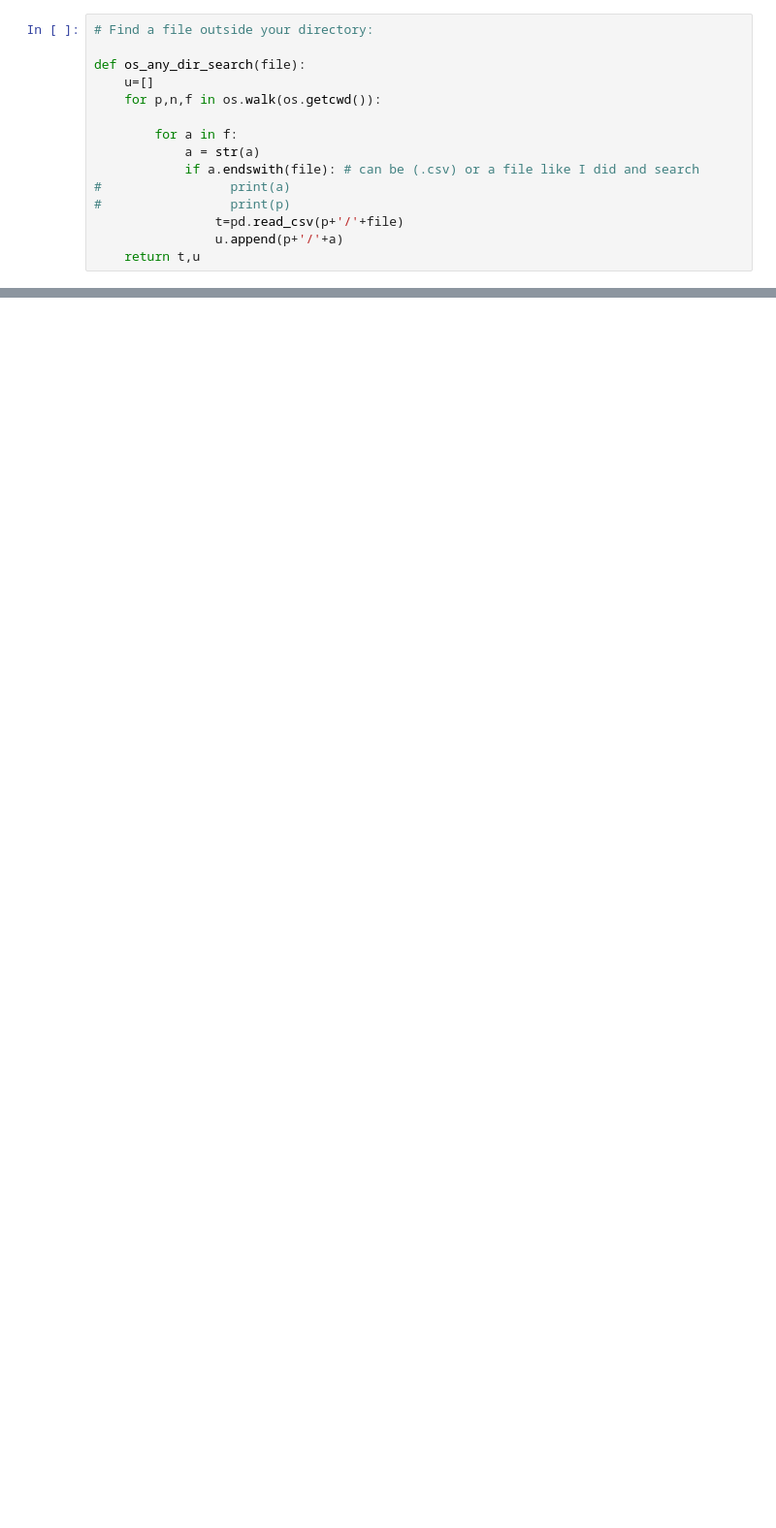
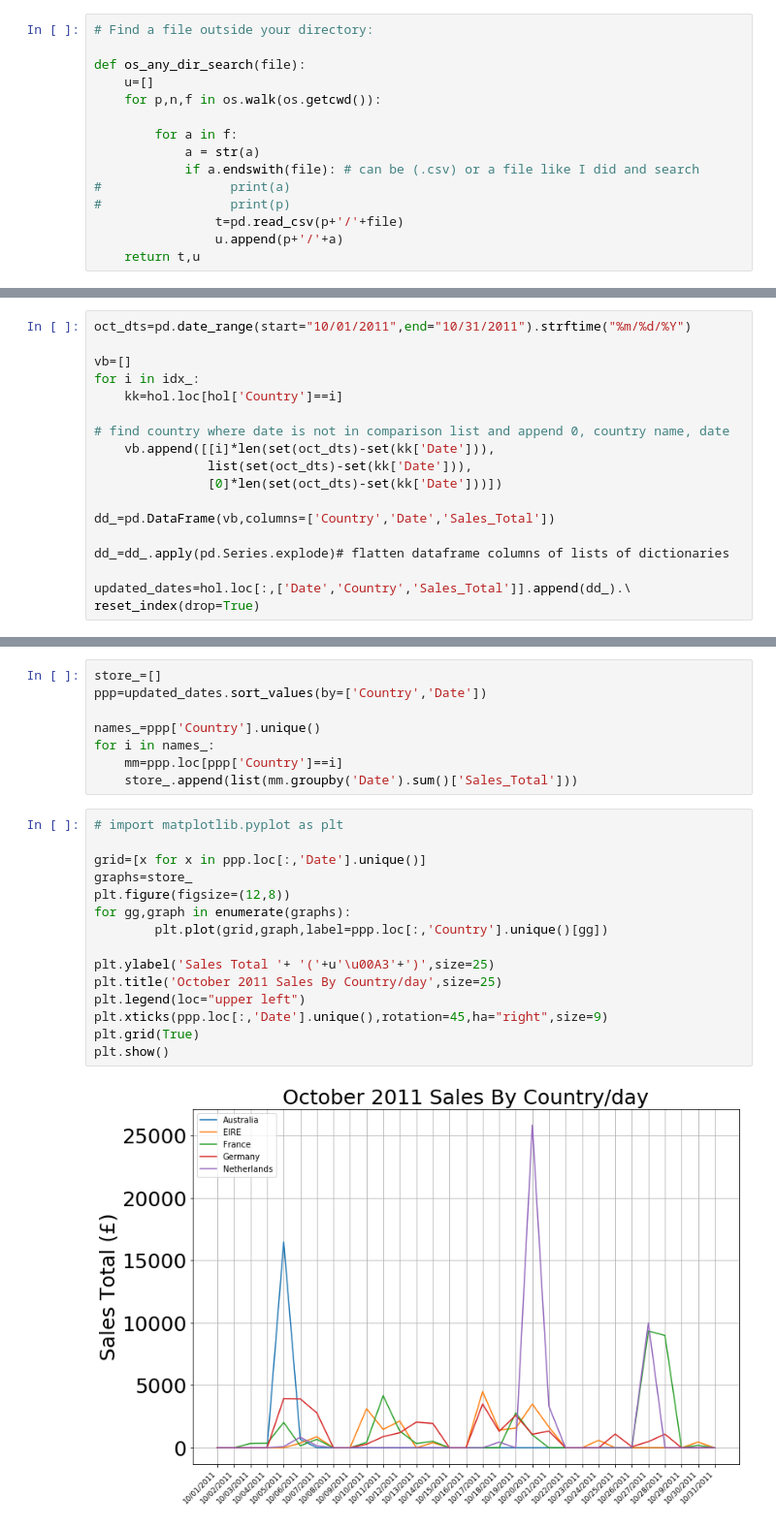
Before and after one commit to MrFuguDataScience/Python_Basics, a Jupyter notebook: time_series_plots.ipynb, the cells around one changed output, grey strips where cells are left out. Shown: that part at 97% size. Saved outputs shown, nothing was run; the diff lists cells and outputs as text; blank space fills up the shorter version.

```diff
--- a/time_series_plots.ipynb
+++ b/time_series_plots.ipynb
@@ -98,0 +337,18 @@ https://unidata.github.io/python-training/workshop/Time_Series/basic-time-series
+# %%
+oct_dts=pd.date_range(start="10/01/2011",end="10/31/2011").strftime("%m/%d/%Y")
+
+vb=[]
+for i in idx_:
+    kk=hol.loc[hol['Country']==i]
+
+# find country where date is not in comparison list and append 0, country name, date
+    vb.append([[i]*len(set(oct_dts)-set(kk['Date'])),
+               list(set(oct_dts)-set(kk['Date'])),
+               [0]*len(set(oct_dts)-set(kk['Date']))])
+
+dd_=pd.DataFrame(vb,columns=['Country','Date','Sales_Total'])
+
+dd_=dd_.apply(pd.Series.explode)# flatten dataframe columns of lists of dictionaries
+
+updated_dates=hol.loc[:,['Date','Country','Sales_Total']].append(dd_).\
+reset_index(drop=True)
@@ -98,0 +357,25 @@ https://unidata.github.io/python-training/workshop/Time_Series/basic-time-series
+# %%
+store_=[]
+ppp=updated_dates.sort_values(by=['Country','Date'])
+
+names_=ppp['Country'].unique()
+for i in names_:
+    mm=ppp.loc[ppp['Country']==i]
+    store_.append(list(mm.groupby('Date').sum()['Sales_Total']))
+# %%
+# import matplotlib.pyplot as plt
+
+grid=[x for x in ppp.loc[:,'Date'].unique()]
+graphs=store_
+plt.figure(figsize=(12,8))
+for gg,graph in enumerate(graphs):
+        plt.plot(grid,graph,label=ppp.loc[:,'Country'].unique()[gg])
+
+plt.ylabel('Sales Total '+ '('+u'\u00A3'+')',size=25)
+plt.title('October 2011 Sales By Country/day',size=25)
+plt.legend(loc="upper left")
+plt.xticks(ppp.loc[:,'Date'].unique(),rotation=45,ha="right",size=9)
+plt.grid(True)
+plt.show()
+# %% [output]
+[figure, added]
```
Also changed, not shown: parts of 34 cells of this notebook.
